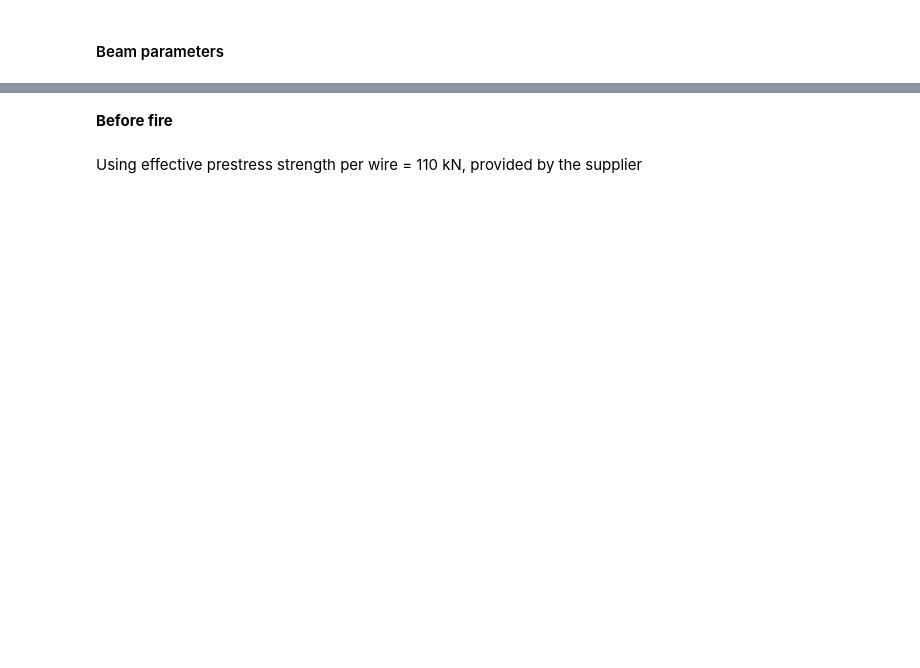
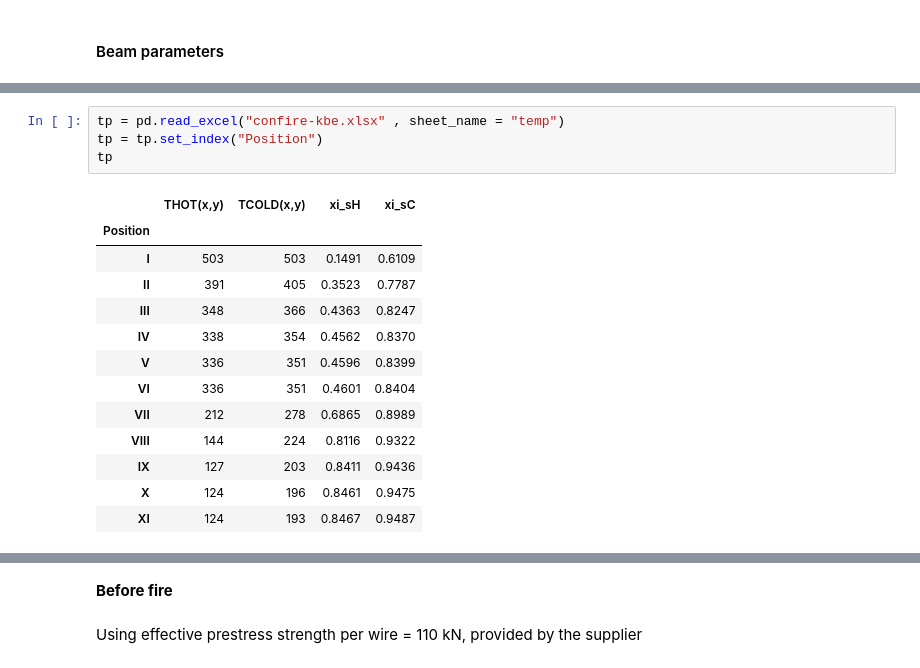
Before and after one commit to snipa-1337/Structural-Fire-Safety-Design, a Jupyter notebook: Beam verification.ipynb, the cells around one changed output, grey strips where cells are left out. Saved outputs shown, nothing was run; the diff lists cells and outputs as text; blank space fills up the shorter version.

```diff
--- a/Beam verification.ipynb
+++ b/Beam verification.ipynb
@@ -154,0 +89,18 @@ xi_sC = material_deterioration(T_cold,k,T1,T2,T8,T64)
+# %%
+tp = pd.read_excel("confire-kbe.xlsx" , sheet_name = "temp")
+tp = tp.set_index("Position")
+tp
+# %% [output]
+|  | THOT(x,y) | TCOLD(x,y) | xi_sH | xi_sC |
+| Position |  |  |  |  |
+| I | 503 | 503 | 0.1491 | 0.6109 |
+| II | 391 | 405 | 0.3523 | 0.7787 |
+| III | 348 | 366 | 0.4363 | 0.8247 |
+| IV | 338 | 354 | 0.4562 | 0.8370 |
+| V | 336 | 351 | 0.4596 | 0.8399 |
+| VI | 336 | 351 | 0.4601 | 0.8404 |
+| VII | 212 | 278 | 0.6865 | 0.8989 |
+| VIII | 144 | 224 | 0.8116 | 0.9322 |
+| IX | 127 | 203 | 0.8411 | 0.9436 |
+| X | 124 | 196 | 0.8461 | 0.9475 |
+| XI | 124 | 193 | 0.8467 | 0.9487 |
```
Also changed, not shown: parts of 31 cells of this notebook, 8 other files.
